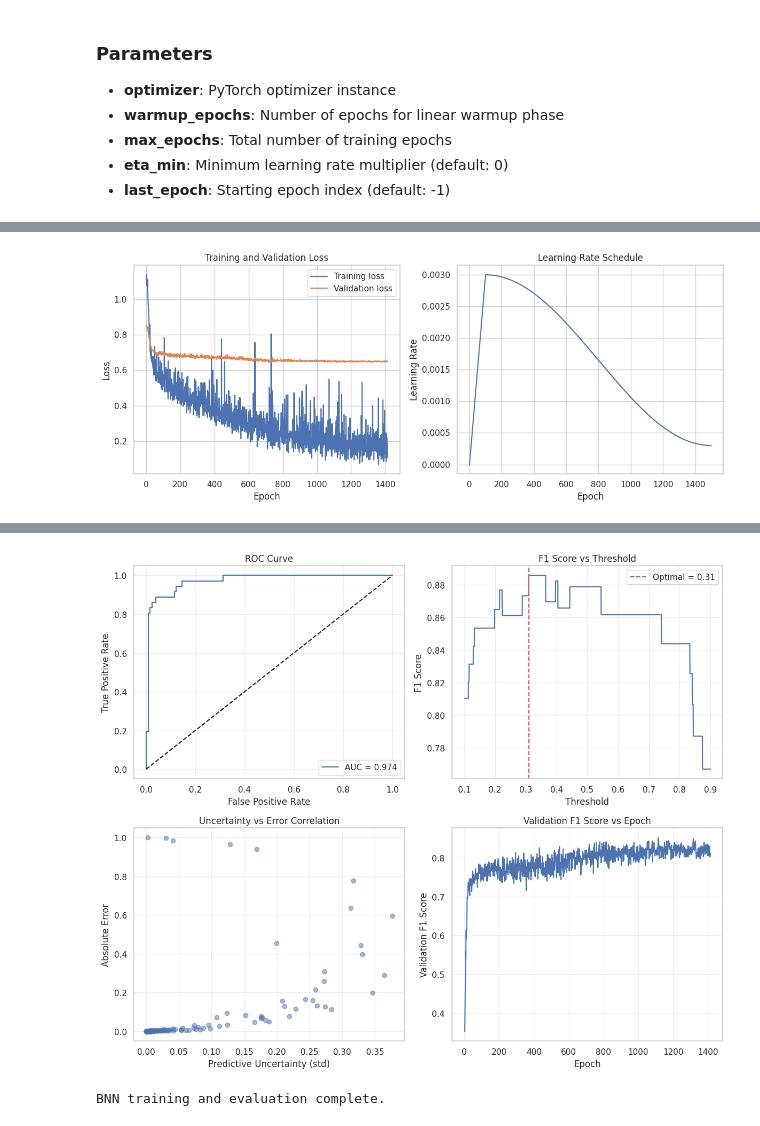
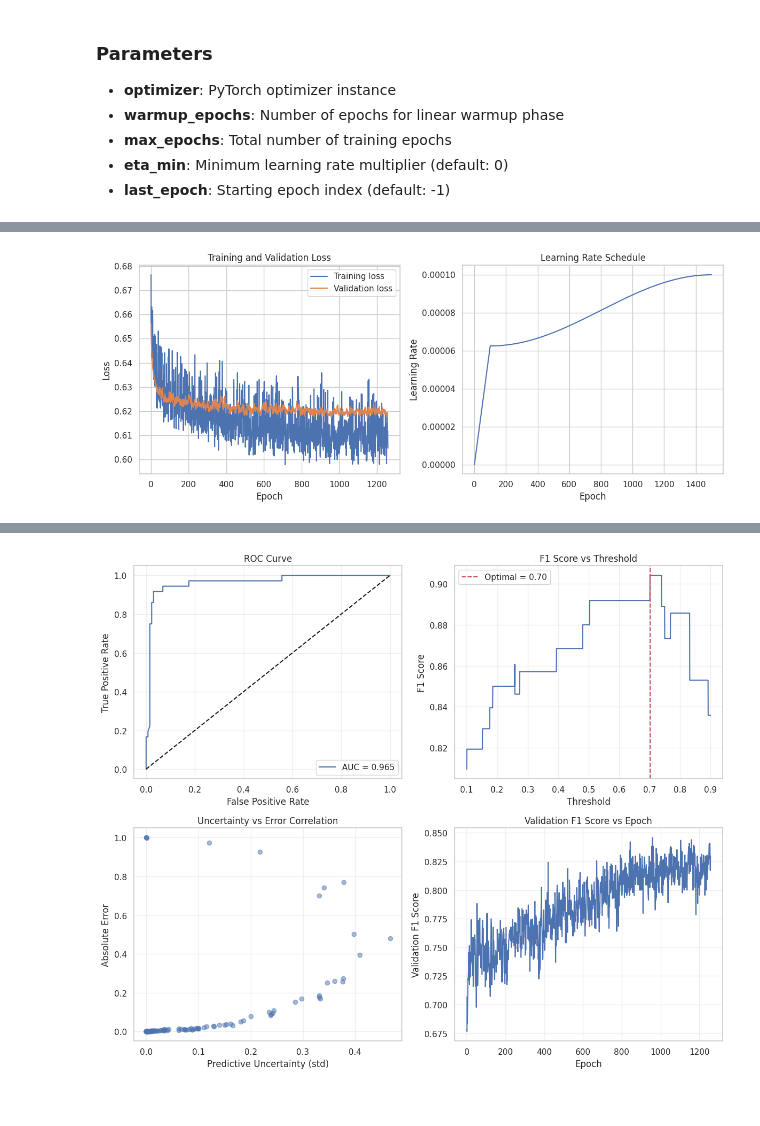
Before and after one commit to Filippo-Galli/Fintech_BC, a Jupyter notebook: Final_project/BNN.ipynb, the cells around one changed output, grey strips where cells are left out. Cells and saved outputs as stored; diff of their text form; code cells hidden in the pictures.

Commit message:
BNN + LSTM model

```diff
--- a/Final_project/BNN.ipynb
+++ b/Final_project/BNN.ipynb
@@ -118,9 +131,6 @@ Metadata and statistics:
 # %% [markdown]
 # Data Preprocessing
 # %%
-from sklearn.utils import shuffle
-from sklearn.model_selection import train_test_split
-
 # Extract columns related to indices and currencies
 indices_currencies = [col for col in X_df.columns if col in [
     'XAUBGNL', 'BDIY', 'CRY', 'Cl1', 'DXY', 'EMUSTRUU', 'GBP', 'JPY', 'LF94TRUU',
@@ -161,20 +171,3 @@ if y is not None:
     y_stationary = y[1:]
 else:
     y_stationary = None
-
-# Convert to numpy arrays for easier manipulation
-X = stationary_df.values
-y = y_stationary
-
-# Reshuffle the data (this will break down autocorrelation)
-X_shuffled, y_shuffled = shuffle(X, y, random_state=42)
-
-# Separate normal and anomalous examples
-X_normal = X_shuffled[y_shuffled == 0]
-X_anomaly = X_shuffled[y_shuffled == 1]
-
-# Training and testing data
-X_train, X_test, y_train, y_test = train_test_split(X_shuffled, y_shuffled, test_size=0.2, random_state=42)
-
-print(f"Training data shape: {X_train.shape}")
-print(f"Testing data shape: {X_test.shape}")
@@ -713,21 +908,34 @@ def train_and_evaluate_improved_bnn(X, y, hidden_dims=[32, 64, 64, 32],
 X = data_df.drop(y_col, axis=1).values
 y = data_df[y_col].values
 
-model, scaler, threshold = train_and_evaluate_improved_bnn(
-    X, y,
-    hidden_dims=[32, 64, 128, 256, 128, 64, 32],  # Deeper network with varying widths
-    dropout_probs=[0.1, 0.2, 0.3, 0.4, 0.3, 0.2, 0.1],  # Varying dropout rates
-    activation='gelu',  # Modern activation function
-    use_batch_norm=True,  # Use batch normalization
-    use_residual=True,  # Use residual connections
-    epochs=1500,
-    batch_size=32,
-    lr=0.003,
-    weight_decay=1e-4,  # L2 regularization
-    warmup_epochs=100,
-    class_weights='auto',  # Automatically handle class imbalance
-    patience = 300,
-)
+# Reshuffle the data (this will break down autocorrelation)
+X_shuffled, y_shuffled = shuffle(X, y, random_state=42)
 
-print("BNN training and evaluation complete.")
+# Model parameters
+params = {
+    'hidden_dims': [64, 256, 1024, 32],  # Deeper network with varying widths
+    'dropout_probs': [0.1, 0.1, 0.1, 0.1],  # Varying dropout rates
+    'activation': 'gelu',  # Modern activation function
+    'use_batch_norm': True,  # Use batch normalization
+    'use_layer_norm': False,  # Use layer normalization
+    'use_residual': True,  # Use residual connections
+    'epochs': 1500,
+    'batch_size': 32,
+    'lr': 0.001,
+    'weight_decay': 1e-4,  # L2 regularization
+    'warmup_epochs': 100,
+    'class_weights': 'auto',  # Automatically handle class imbalance
+    'patience': 300,
+    'loss': "SoftF1",  # values: "Focal", "BCE_w", "BCE", "SoftF1", "Hybrid", "NLL"
+    'accumulation_steps': 4,  # Gradient accumulation steps
+}
+
+# Data preparation
+data = data_preprocessing(X, y, batch_size=params['batch_size'])
+
+# Train and evaluate the model
+train_output = train_bnn(data, params)
+
+# Plot model insights
+plot_model_insight(data, params, train_output)
 # %% [output]
@@ -751 +959 @@ Early stopping at epoch 1415. Best validation F1: 0.8519
-[figure, old version]
+[figure, new version]
@@ -760,2 +968 @@ Confusion Matrix:
-[figure, old version]
+[figure, new version]
-BNN training and evaluation complete.
```
Also changed, not shown: parts of 11 cells of this notebook, 1 other file.
